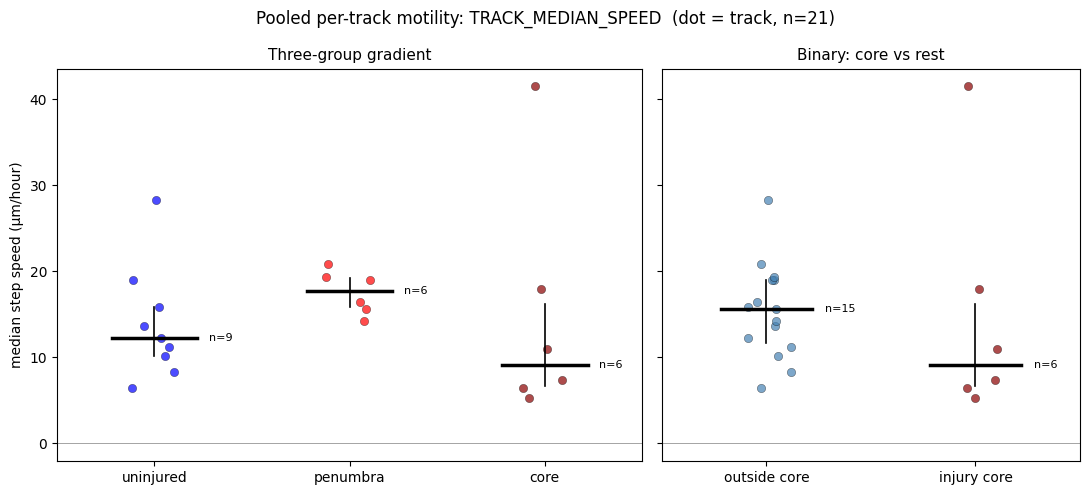
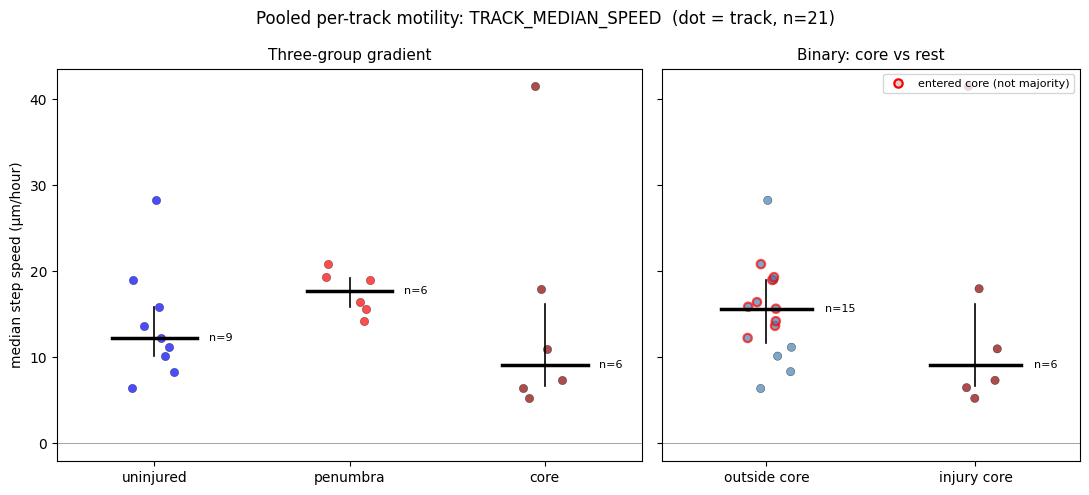
Unified diff of the notebook cell whose output changed from the first chart to the second:
--- before
+++ after
@@ -10,5 +10,4 @@
 
 # --- binary regrouping: core (code 3) vs uninjured+penumbra (codes 1,2) ---
-# same split as Cell 13 with PENUMBRA_AS_INJURY = False [1]
 BINARY = {"core": "injury core", "penumbra": "outside core", "uninjured": "outside core"}
 pdf["region_binary"] = pdf["region_track"].map(BINARY)
@@ -16,17 +15,29 @@
 BIN_COLORS = {"outside core": "steelblue", "injury core": "darkred"}
 
+# entered the core at some point, but majority region is NOT core [1]
+pdf["entered_not_major"] = pdf["reaches_core"] & (pdf["region_track"] != "core")
+
 rng = np.random.default_rng(0)       # reproducible jitter
 
-def panel(ax, group_col, order, colors, title):
-    """One jittered-dot panel: dot=track, black bar=median, thin line=IQR."""
+def panel(ax, group_col, order, colors, title, highlight=None):
+    """dot=track, black bar=median, thin line=IQR; highlight=col -> red outline."""
     for i, grp in enumerate(order):
-        g = pdf.loc[pdf[group_col] == grp, "_y"].dropna()
-        ax.scatter(i + rng.uniform(-0.12, 0.12, len(g)), g, color=colors[grp],
-                   alpha=0.7, edgecolor="k", linewidth=0.3, zorder=2)
-        if len(g):
-            med = g.median(); q1, q3 = g.quantile([0.25, 0.75])
-            ax.plot([i-0.22, i+0.22], [med, med], color="k", lw=2.5, zorder=3)
-            ax.plot([i, i], [q1, q3], color="k", lw=1.2, zorder=3)
-            ax.text(i+0.28, med, f"n={len(g)}", va="center", fontsize=8)
+        sub = pdf[pdf[group_col] == grp].dropna(subset=["_y"])
+        if sub.empty:
+            continue
+        g = sub["_y"].to_numpy()
+        x = i + rng.uniform(-0.12, 0.12, len(g))
+        if highlight is not None:                      # per-dot edge styling
+            hl = sub[highlight].to_numpy()
+            ec = np.where(hl, "red", "black")
+            lw = np.where(hl, 1.6, 0.3)
+        else:
+            ec, lw = "black", 0.3
+        ax.scatter(x, g, color=colors[grp], alpha=0.7,
+                   edgecolor=ec, linewidth=lw, zorder=2)
+        med = np.median(g); q1, q3 = np.percentile(g, [25, 75])
+        ax.plot([i-0.22, i+0.22], [med, med], color="k", lw=2.5, zorder=3)
+        ax.plot([i, i], [q1, q3], color="k", lw=1.2, zorder=3)
+        ax.text(i+0.28, med, f"n={len(g)}", va="center", fontsize=8)
     ax.axhline(0, color="grey", lw=0.5)
     ax.set_xticks(range(len(order))); ax.set_xticklabels(order)
@@ -38,5 +49,13 @@
 
 panel(ax3, "region_track",  REGIONS,   MOT_COLORS, "Three-group gradient")
-panel(ax2, "region_binary", BIN_ORDER, BIN_COLORS, "Binary: core vs rest")
+panel(ax2, "region_binary", BIN_ORDER, BIN_COLORS, "Binary: core vs rest",
+      highlight="entered_not_major")
+
+# proxy legend handle for the red outline
+from matplotlib.lines import Line2D
+ax2.legend(handles=[Line2D([], [], marker="o", ls="", mfc="lightgrey",
+                           mec="red", mew=1.6,
+                           label="entered core (not majority)")],
+           loc="upper right", fontsize=8)
 
 ax3.set_ylabel(YLABEL)                 # shared y -> label only on the left
@@ -45,8 +64,6 @@
 
 # +++ per-track values behind BOTH panels (each row = one dot)
-# Both panels plot the same `pdf["_y"]`; they only differ in the grouping
-# column, so exporting both labels per track reconstructs either panel.
-plot_df = pdf[["SOURCE_IMAGE", "TRACK_ID", "region_track",
-               "region_binary", "_y"]].copy()
+plot_df = pdf[["SOURCE_IMAGE", "TRACK_ID", "region_track", "region_binary",
+               "reaches_core", "entered_not_major", "_y"]].copy()
 plot_df["image"] = plot_df["SOURCE_IMAGE"].str.split("_").str[2]   # short label
 plot_df = plot_df.rename(columns={"_y": "value"})
@@ -54,5 +71,6 @@
 plot_df["scale"]  = SCALE                   # the unit conversion applied
 plot_df = plot_df[["image", "SOURCE_IMAGE", "TRACK_ID",
-                   "region_track", "region_binary", "metric", "scale", "value"]]
+                   "region_track", "region_binary", "reaches_core",
+                   "entered_not_major", "metric", "scale", "value"]]
 export_button(plot_df, "cell9b_per_track_motility.csv",
               label="⬇  Export per-track values")

Commit: Created using Colab